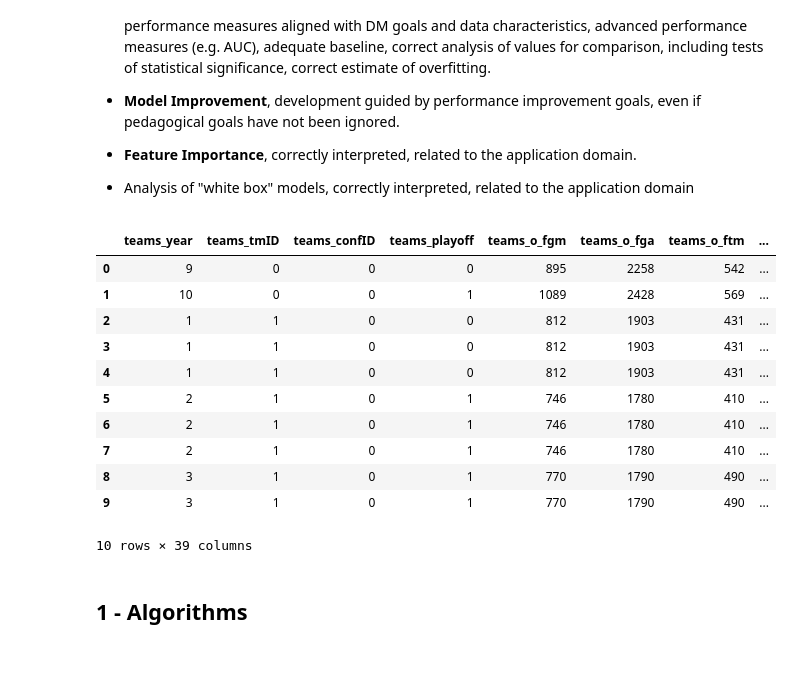
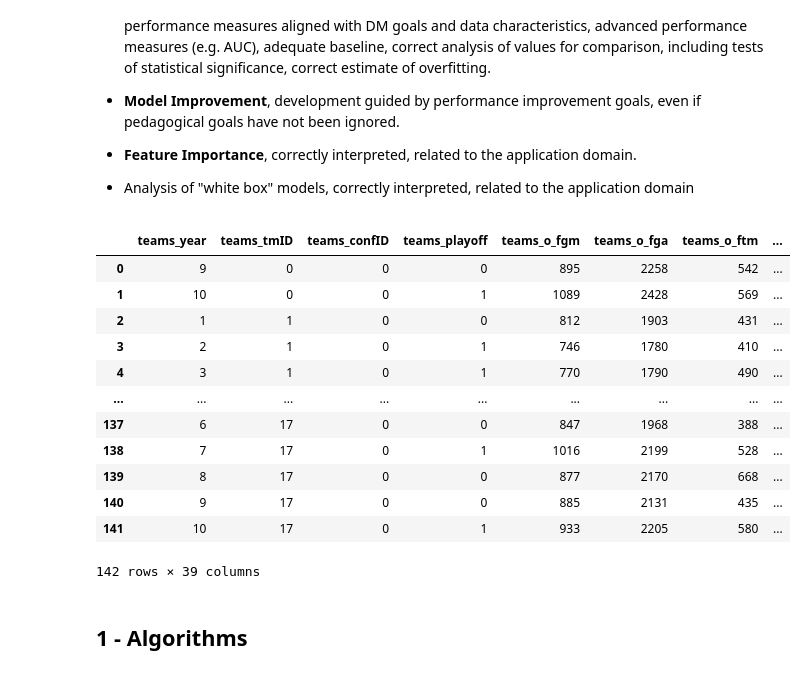
Before and after one commit to ritaleite03/FEUP-MEIC-AC, a Jupyter notebook: project_1/4_predictive.ipynb, the cells around one changed output. Drawn from its saved outputs; the diff is of its cells as text; code cells hidden in the pictures.

```diff
--- a/project_1/4_predictive.ipynb
+++ b/project_1/4_predictive.ipynb
@@ -31,43 +31,42 @@ from sklearn.ensemble import GradientBoostingClassifier
 from sklearn.neighbors import KNeighborsClassifier
 from sklearn.model_selection import train_test_split
 from sklearn.metrics import accuracy_score
 from sklearn.metrics import classification_report
 from sklearn.calibration import LabelEncoder
 from sklearn.preprocessing import StandardScaler
 
 from keras.models import Sequential
 from keras.layers import Dense
 
 teams = pd.read_csv("data_prepared/teams.csv")
 teams = teams.drop(columns=['teams_firstRound', 'teams_semis', 'teams_finals', 'teams_rank', 'teams_post_W', 'teams_post_L'])
 teams['teams_playoff'] = teams['teams_playoff'].map({'Y': 1, 'N': 0})
 teams['teams_confID'] = teams['teams_confID'].map({'EA': 0, 'WE': 1})
 
 def encode_categorical_columns(df):
     label_encoder = LabelEncoder()
     for col in df.select_dtypes(include=['object']).columns:
         if col == 'teams_playoff' or col == 'teams_confID':
             continue
         else:
             df[col] = label_encoder.fit_transform(df[col])
     return df
 
 encode_categorical_columns(teams)
-
-teams.head(10)
 # %% [output]
 |  | teams_year | teams_tmID | teams_confID | teams_playoff | teams_o_fgm | teams_o_fga | teams_o_ftm | ... |
 | 0 | 9 | 0 | 0 | 0 | 895 | 2258 | 542 | ... |
 | 1 | 10 | 0 | 0 | 1 | 1089 | 2428 | 569 | ... |
 | 2 | 1 | 1 | 0 | 0 | 812 | 1903 | 431 | ... |
-| 3 | 1 | 1 | 0 | 0 | 812 | 1903 | 431 | ... |
-| 4 | 1 | 1 | 0 | 0 | 812 | 1903 | 431 | ... |
-| 5 | 2 | 1 | 0 | 1 | 746 | 1780 | 410 | ... |
-| 6 | 2 | 1 | 0 | 1 | 746 | 1780 | 410 | ... |
-| 7 | 2 | 1 | 0 | 1 | 746 | 1780 | 410 | ... |
-| 8 | 3 | 1 | 0 | 1 | 770 | 1790 | 490 | ... |
-| 9 | 3 | 1 | 0 | 1 | 770 | 1790 | 490 | ... |
+| 3 | 2 | 1 | 0 | 1 | 746 | 1780 | 410 | ... |
+| 4 | 3 | 1 | 0 | 1 | 770 | 1790 | 490 | ... |
+| ... | ... | ... | ... | ... | ... | ... | ... | ... |
+| 137 | 6 | 17 | 0 | 0 | 847 | 1968 | 388 | ... |
+| 138 | 7 | 17 | 0 | 1 | 1016 | 2199 | 528 | ... |
+| 139 | 8 | 17 | 0 | 0 | 877 | 2170 | 668 | ... |
+| 140 | 9 | 17 | 0 | 0 | 885 | 2131 | 435 | ... |
+| 141 | 10 | 17 | 0 | 1 | 933 | 2205 | 580 | ... |
-10 rows × 39 columns
+142 rows × 39 columns
 # %% [markdown]
 ## 1 - Algorithms
 # %% [markdown]
```
Also changed, not shown: parts of 5 cells of this notebook, 2 other files.
